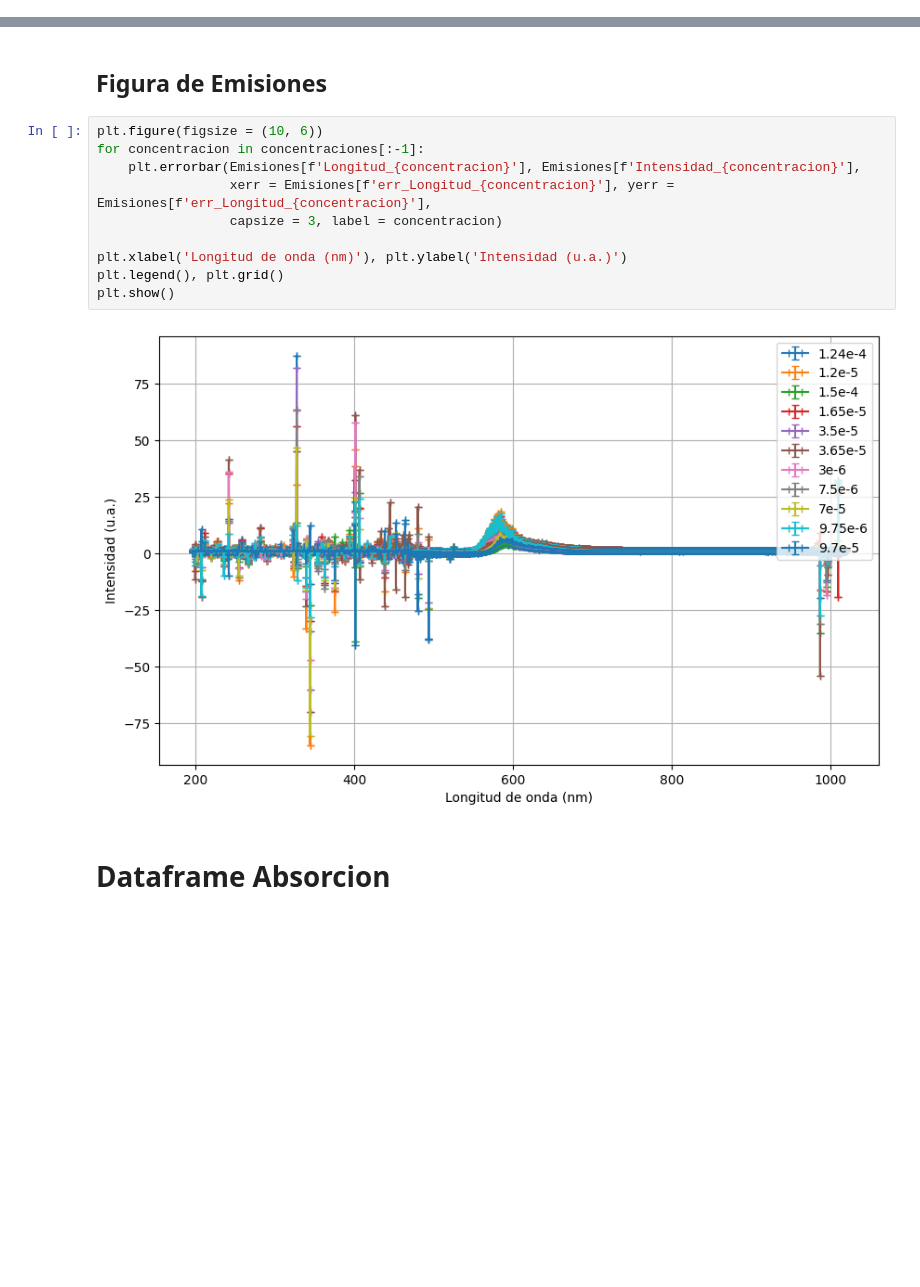
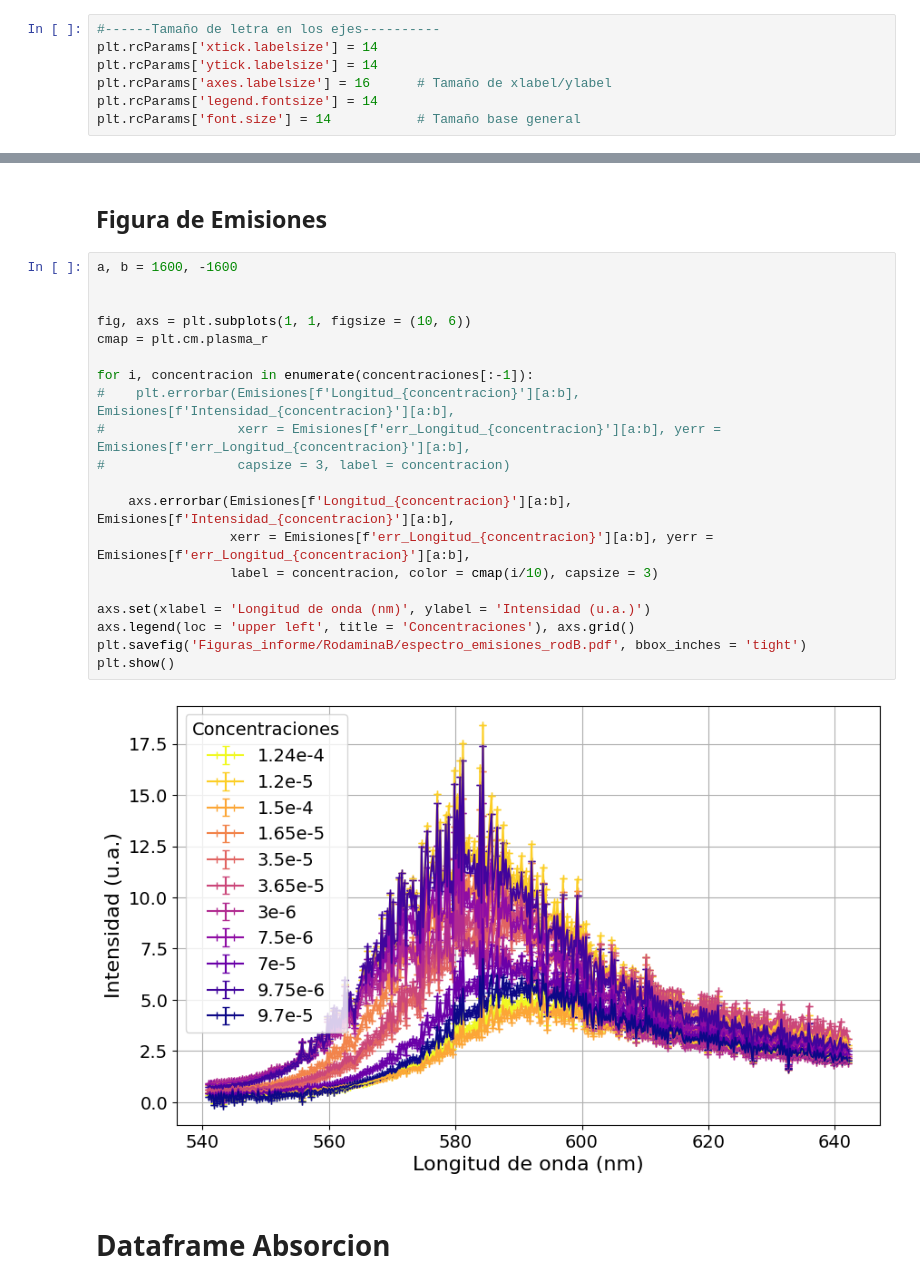
Before and after one commit to BernardoPironio/Espectrometria-difractiva, a Jupyter notebook: analisis_2.ipynb, the cells around one changed output, grey strips where cells are left out. Saved outputs shown, nothing was run; the diff lists cells and outputs as text; blank space fills up the shorter version.

```diff
--- a/analisis_2.ipynb
+++ b/analisis_2.ipynb
@@ -5,6 +5,13 @@ import matplotlib.pyplot as plt
 import os
 from scipy.optimize import curve_fit
 from scipy.stats import chi2
+# %%
+#------Tamaño de letra en los ejes----------
+plt.rcParams['xtick.labelsize'] = 14
+plt.rcParams['ytick.labelsize'] = 14
+plt.rcParams['axes.labelsize'] = 16      # Tamaño de xlabel/ylabel
+plt.rcParams['legend.fontsize'] = 14
+plt.rcParams['font.size'] = 14           # Tamaño base general
 # %% [markdown]
 # DataFrame de emision
 # %% [markdown]
@@ -54,17 +61,27 @@ Emisiones = pd.DataFrame(Emision_datos)
 # %% [markdown]
 ## Figura de Emisiones
 # %%
-plt.figure(figsize = (10, 6))
-for concentracion in concentraciones[:-1]:
-    plt.errorbar(Emisiones[f'Longitud_{concentracion}'], Emisiones[f'Intensidad_{concentracion}'],
-                 xerr = Emisiones[f'err_Longitud_{concentracion}'], yerr = Emisiones[f'err_Longitud_{concentracion}'],
-                 capsize = 3, label = concentracion)
+a, b = 1600, -1600
 
-plt.xlabel('Longitud de onda (nm)'), plt.ylabel('Intensidad (u.a.)')
-plt.legend(), plt.grid()
+
+fig, axs = plt.subplots(1, 1, figsize = (10, 6))
+cmap = plt.cm.plasma_r
+
+for i, concentracion in enumerate(concentraciones[:-1]):
+#    plt.errorbar(Emisiones[f'Longitud_{concentracion}'][a:b], Emisiones[f'Intensidad_{concentracion}'][a:b],
+#                 xerr = Emisiones[f'err_Longitud_{concentracion}'][a:b], yerr = Emisiones[f'err_Longitud_{concentracion}'][a:b],
+#                 capsize = 3, label = concentracion)
+
+    axs.errorbar(Emisiones[f'Longitud_{concentracion}'][a:b], Emisiones[f'Intensidad_{concentracion}'][a:b],
+                 xerr = Emisiones[f'err_Longitud_{concentracion}'][a:b], yerr = Emisiones[f'err_Longitud_{concentracion}'][a:b],
+                 label = concentracion, color = cmap(i/10), capsize = 3)
+
+axs.set(xlabel = 'Longitud de onda (nm)', ylabel = 'Intensidad (u.a.)')
+axs.legend(loc = 'upper left', title = 'Concentraciones'), axs.grid()
+plt.savefig('Figuras_informe/RodaminaB/espectro_emisiones_rodB.pdf', bbox_inches = 'tight')
 plt.show()
 # %% [output]
-[figure, old version]
+[figure, new version]
 # %% [markdown]
 # Dataframe Absorcion
 # %% [markdown]
```
Also changed, not shown: parts of 5 cells of this notebook, 18 other files.
